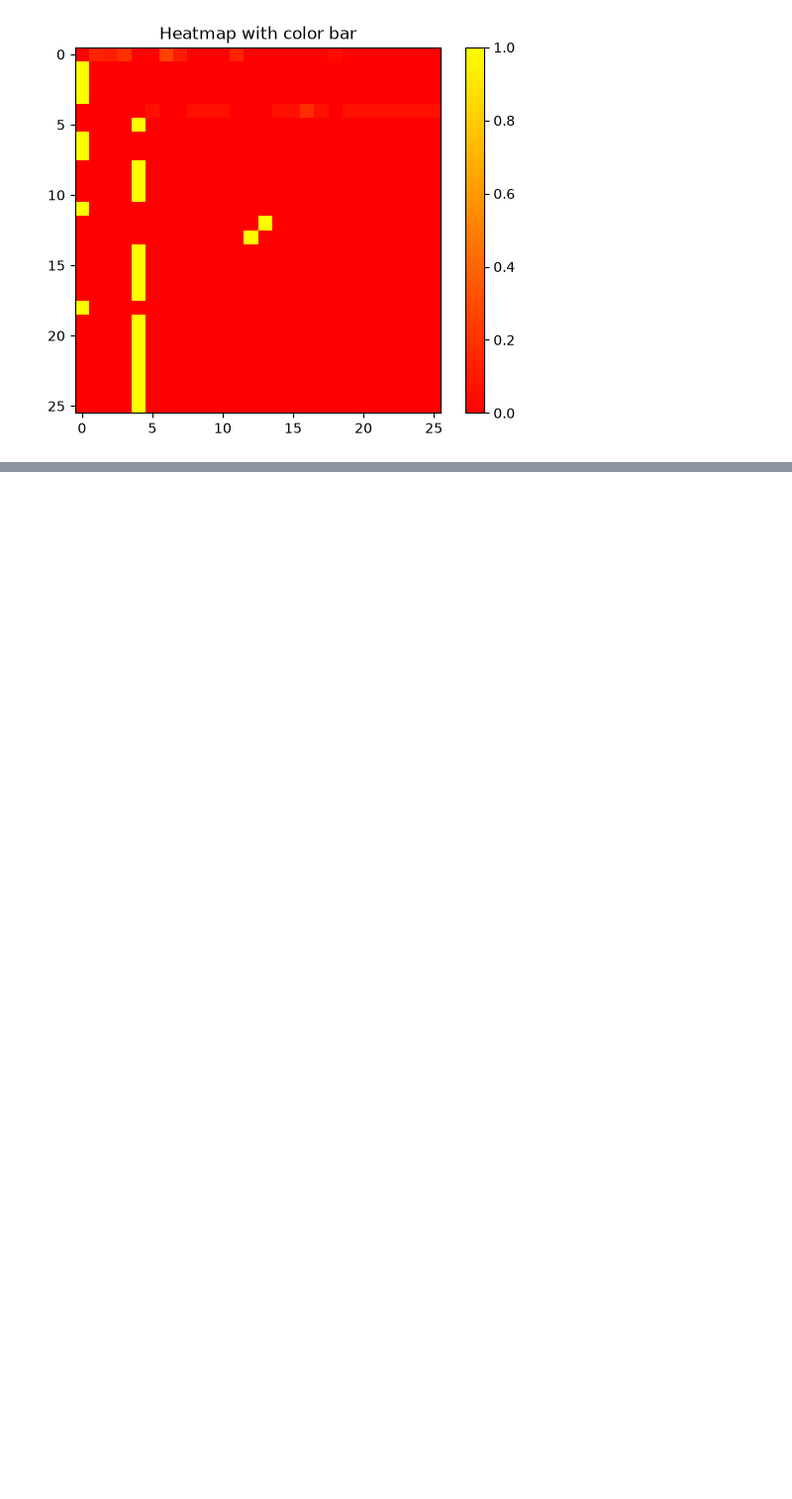
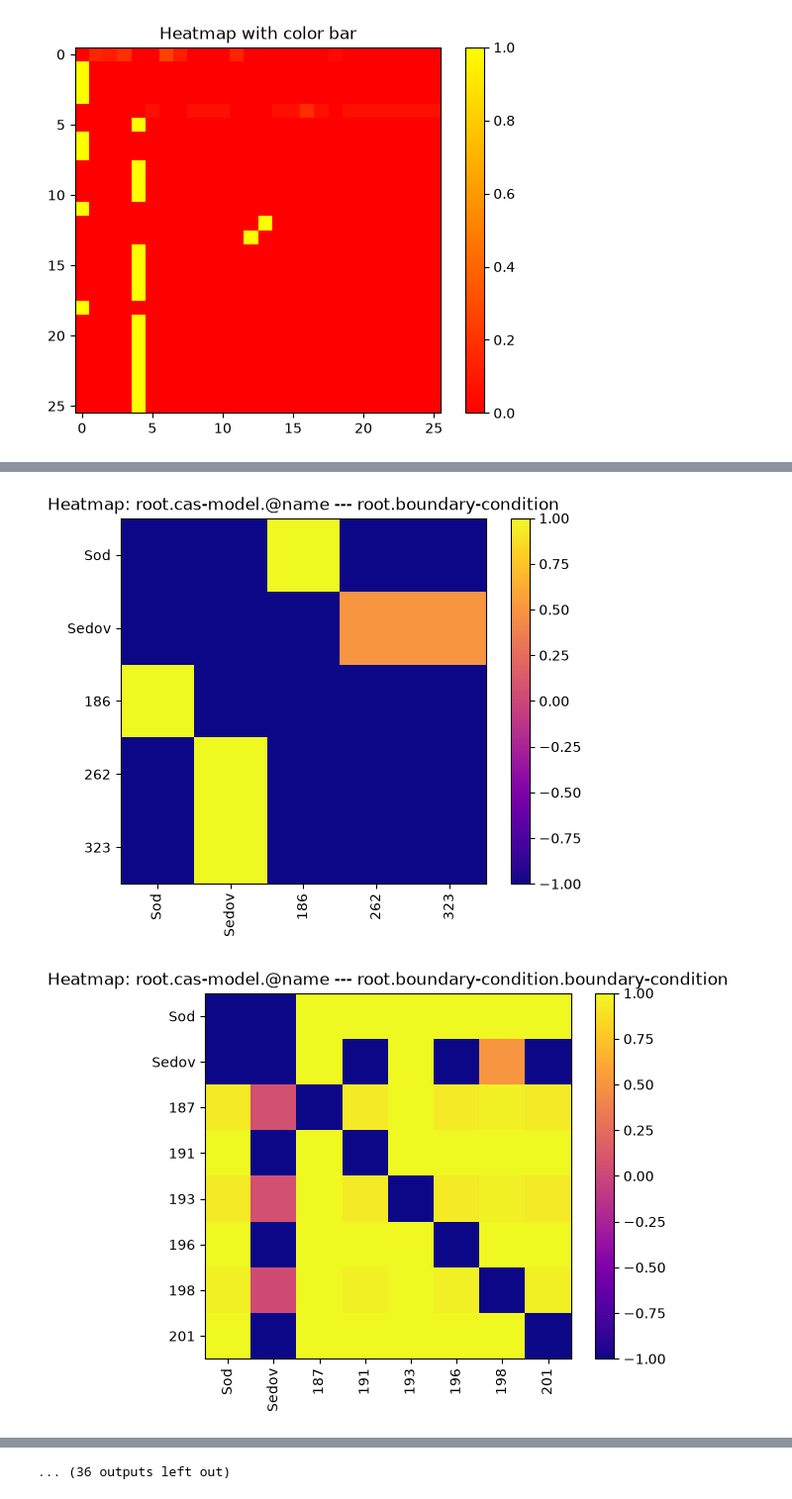
Before and after one commit to AlyLanier/neo4j2graph, a Jupyter notebook: arcane2graph/heatmap.ipynb, the cells around one changed output, grey strips where cells are left out. Shown at 99% size. Saved outputs shown, nothing was run; the diff lists cells and outputs as text; code cells hidden in the pictures; blank space fills up the shorter version.

Commit message:
heatmap using matplotlib

```diff
--- a/arcane2graph/heatmap.ipynb
+++ b/arcane2graph/heatmap.ipynb
@@ -98,7 +98,7 @@ def to_table(data: dict[str, list[tuple[str, float]]]):
                     temp.append(weight)
                     break
             else:
-                temp.append(0.)
+                temp.append(-1.)
         table.append(temp)
 
     return table
@@ -106,7 +106,7 @@ def to_table(data: dict[str, list[tuple[str, float]]]):
 
 
 def show_data(data):
-    plt.imshow(data, cmap='autumn', interpolation='nearest')
+    plt.imshow(data, cmap='plasma', interpolation='nearest')
 
     # Add colorbar
     plt.colorbar()
@@ -215,0 +218,64 @@ show_data(table)
+# %%
+
+def show_data(data, meta):
+    plt.imshow(data, cmap='plasma', interpolation='nearest')
+
+    plt.colorbar()
+    plt.title(f"Heatmap: {meta["title"]}")
+    plt.xticks(range(len(meta["values_names"])), meta["values_names"], rotation = 90)
+    plt.yticks(range(len(meta["values_names"])), meta["values_names"])
+
+    plt.show()
+
+def set_add(liste, e):
+    if e in liste: return
+    else: liste.append(e)
+
+def get_combinatorial_comparative_coverage(spec_id1, spec_id2):
+    relations = query_combinatorial_comparative_coverage(spec_id1, spec_id2)#, mapping
+
+    elements = {}
+    names = []
+
+    for n1, w, n2 in relations:
+        add_element(elements, n1, w, n2)
+        set_add(names, n1["value"] if n1["value"] is not None else n1.element_id[39:])
+    for n1, w, n2 in relations:
+        add_element(elements, n2, w, n1)
+        set_add(names, n2["value"] if n2["value"] is not None else n2.element_id[39:])
+
+    return elements, names
+
+
+def to_table(data: dict[str, list[tuple[str, float]]]):
+    data_row = [k for k in data.keys()]
+    table = []
+
+    for _, target_list in data.items():
+        temp = []
+        for e_id in data_row:
+            for (target, weight) in target_list:
+                if target == e_id:
+                    temp.append(weight)
+                    break
+            else:
+                temp.append(-1.)
+        table.append(temp)
+
+    return table
+
+
+base_node, base_path = "4:f766f605-3643-4f9c-8554-440a213da53a:356", "root.cas-model.@name"
+specs = query_all_specs()
+
+for n in specs:
+    if n["id"] == base_node: continue
+    coc, names = get_combinatorial_comparative_coverage(base_node, n["id"])
+    if coc == {}: continue
+
+    table = to_table(coc)
+    metadata = {"title": f"{base_path} --- {n["path"]}", "values_names": names}
+    show_data(table, metadata)
+# %% [output]
+[figure, added]
+[figure, added]
@@ -215,0 +292 @@ show_data(table)
+... (36 outputs left out)
```
Also changed, not shown: parts of 2 cells of this notebook.
